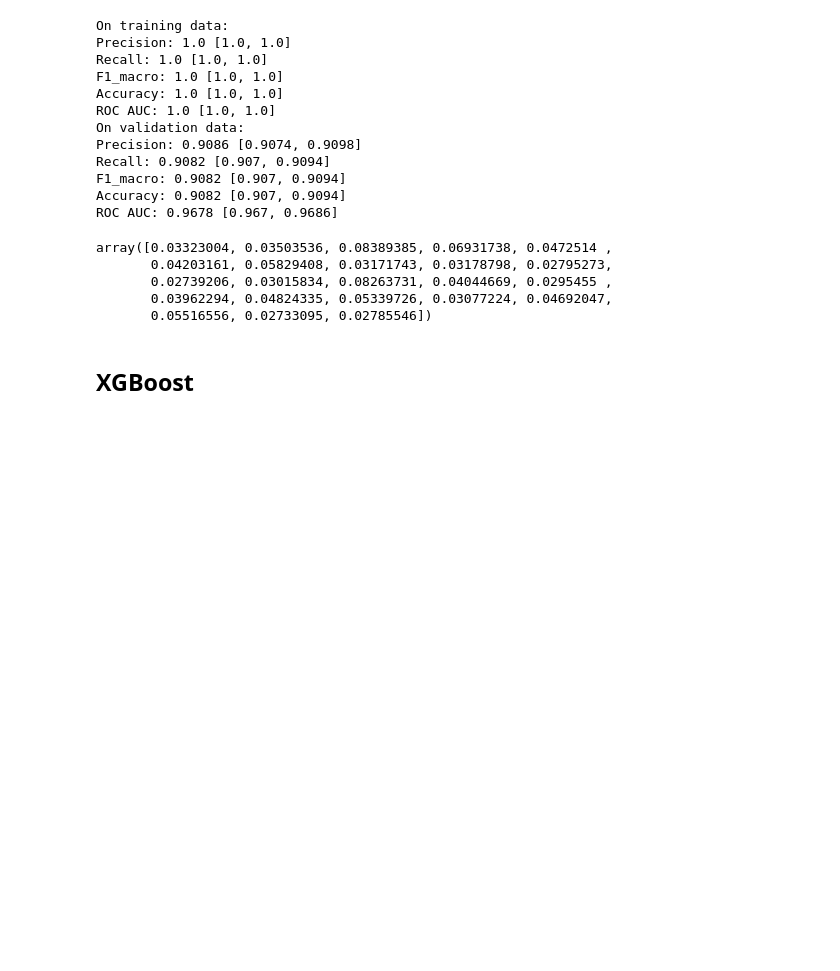
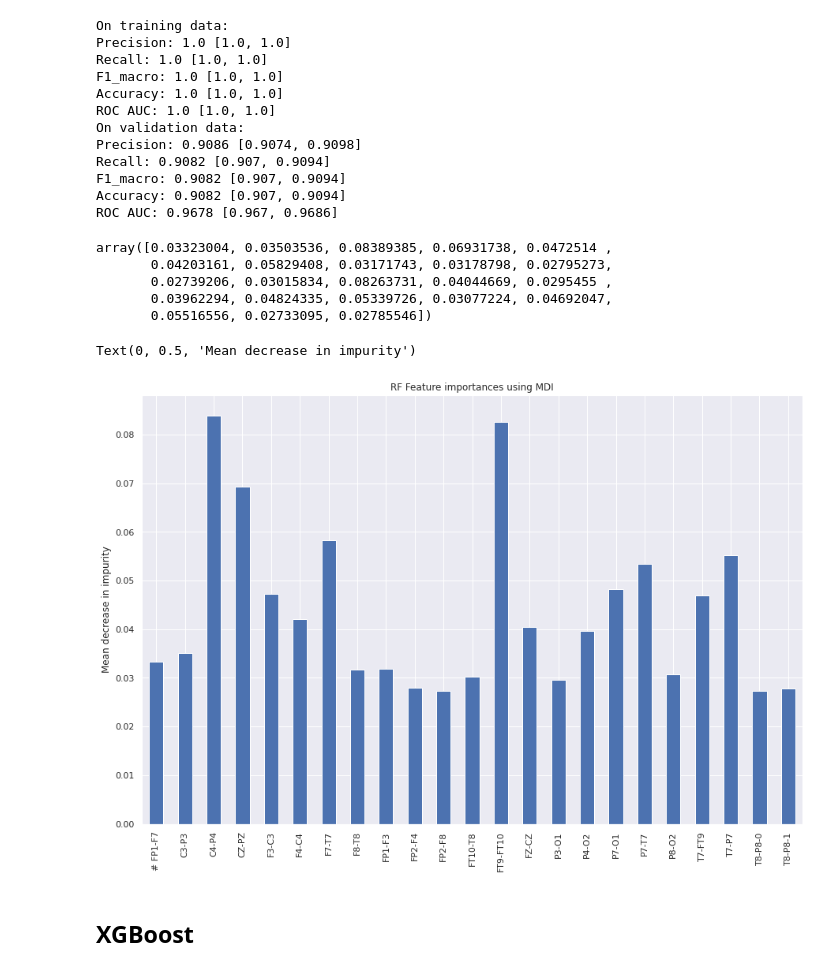
Before and after one commit to anw1998/MMD6020_Final_Project, a Jupyter notebook: notebooks/Final version.ipynb, the cells around one changed output. Drawn from its saved outputs; the diff is of its cells as text; code cells hidden in the pictures; blank space fills up the shorter version.

Commit message:
Included feature importances

```diff
--- a/notebooks/Final version.ipynb
+++ b/notebooks/Final version.ipynb
@@ -558,6 +558,22 @@ array([0.03323004, 0.03503536, 0.08389385, 0.06931738, 0.0472514 ,
        0.02739206, 0.03015834, 0.08263731, 0.04044669, 0.0295455 ,
        0.03962294, 0.04824335, 0.05339726, 0.03077224, 0.04692047,
        0.05516556, 0.02733095, 0.02785546])
+# %%
+import matplotlib.pyplot as plt
+import seaborn as sns
+sns.set()
+
+rf_importances = clf_rf.feature_importances_
+feature_names = list(X_train.columns)
+
+xgb_importances = pd.Series(rf_importances, index=feature_names)
+fig, ax = plt.subplots(figsize=(15, 10))
+xgb_importances.plot.bar(ax=ax)
+ax.set_title("RF Feature importances using MDI")
+ax.set_ylabel("Mean decrease in impurity")
+# %% [output]
+Text(0, 0.5, 'Mean decrease in impurity')
+[figure, added]
 # %% [markdown]
 ## XGBoost
 # %%
```
Also changed, not shown: parts of 3 cells of this notebook.
